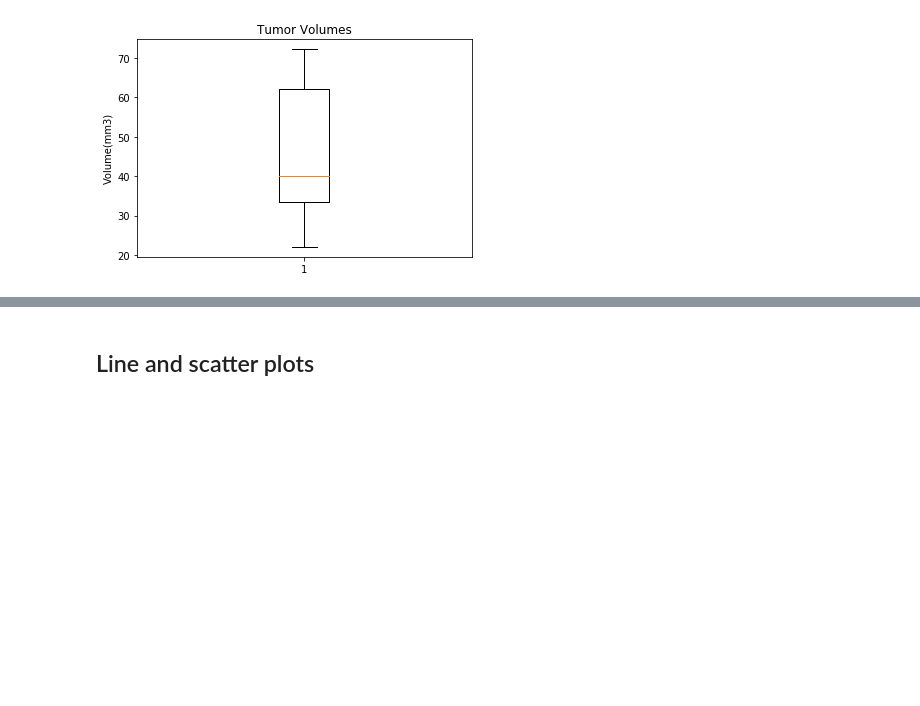
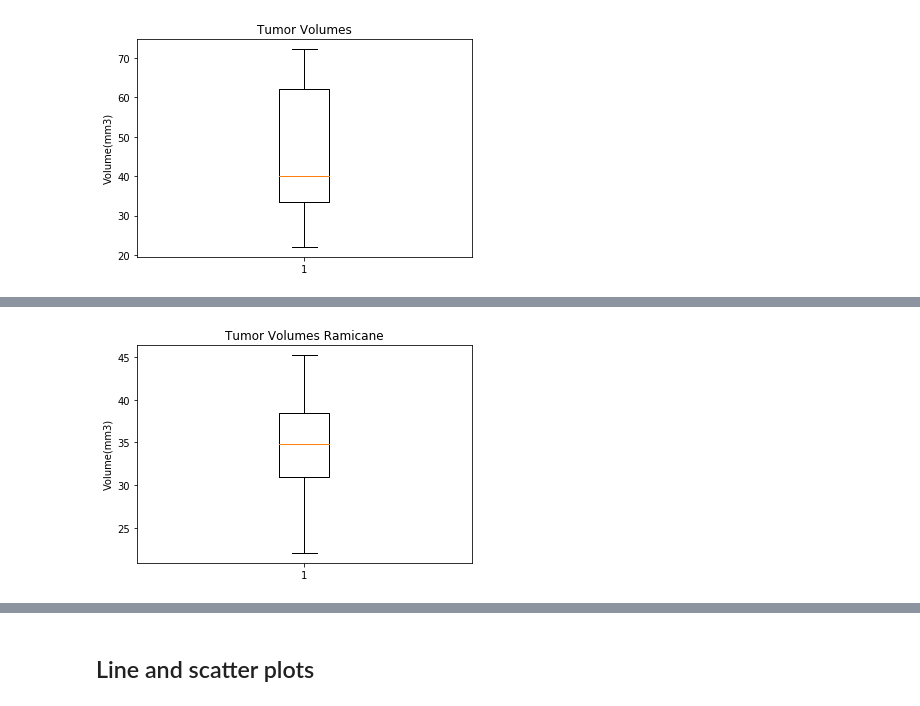
Before and after one commit to fkarimov69/Matplotlib-challenge, a Jupyter notebook: Pymaceuticals/DraftHW.ipynb, the cells around one changed output, grey strips where cells are left out. Cells and saved outputs as stored; diff of their text form; code cells hidden in the pictures; blank space fills up the shorter version.

```diff
--- a/Pymaceuticals/DraftHW.ipynb
+++ b/Pymaceuticals/DraftHW.ipynb
@@ -444,0 +478,4 @@ plt.show()
+# %%
+#df for Ramicane
+ram_tumor=tumor_df[tumor_df['Drug Regimen']=='Ramicane']
+ram_tumor
@@ -444,0 +538,10 @@ plt.show()
+# %%
+#Box plot for Ramicane
+ram_bp=ram_tumor['Tumor Volume (mm3)']
+fig1,ax1=plt.subplots()
+ax1.set_title('Tumor Volumes Ramicane')
+ax1.set_ylabel('Volume(mm3)')
+ax1.boxplot(ram_bp)
+plt.show()
+# %% [output]
+[figure, added]
```
Also changed, not shown: parts of 22 cells of this notebook.
